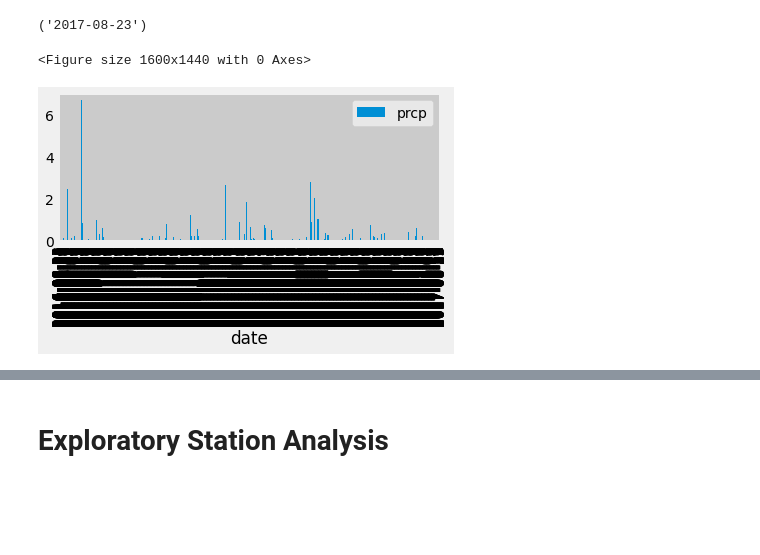
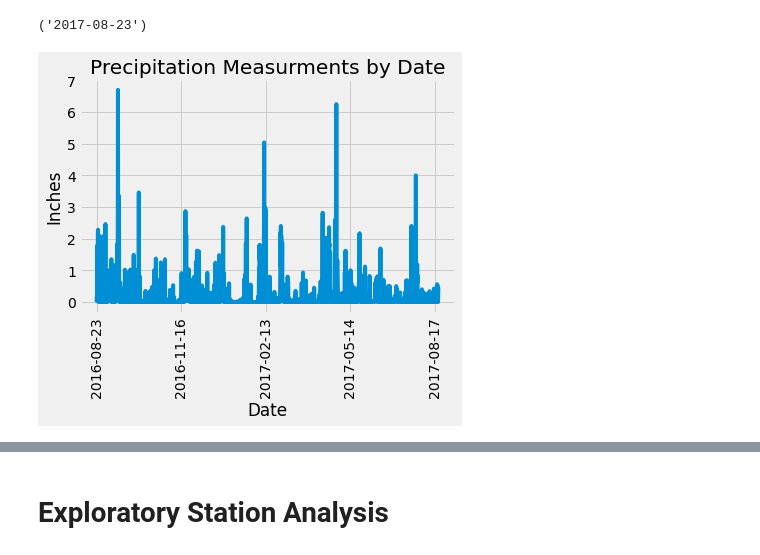
Before and after one commit to dfournie471/SQLAlchemy-Homework---Surfs-Up-, a Jupyter notebook: climate_starter.ipynb, the cells around one changed output, grey strips where cells are left out. Cells and saved outputs as stored; diff of their text form; code cells hidden in the pictures; blank space fills up the shorter version.

```diff
--- a/climate_starter.ipynb
+++ b/climate_starter.ipynb
@@ -70,36 +73,38 @@ recent_date
 # %%
 # Design a query to retrieve the last 12 months of precipitation data and plot the results.
 # Starting from the most recent data point in the database.
 # Calculate the date one year from the last date in data set.
 final_date=dt.date(2017,8,23)
 starting_date=final_date - dt.timedelta(days=365)
 
 
 # Perform a query to retrieve the data and precipitation scores
 
 sel=[Measurement.date, func.sum(Measurement.prcp)]
 prcp_data=session.query(Measurement.date,Measurement.prcp).\
-    filter(Measurement.date >= '2016-08-23').\
-    filter(Measurement.date <= '2017-08-23').\
+    filter(Measurement.date >= f'{starting_date}').\
+    filter(Measurement.date <= f'{final_date}').\
     filter(Measurement.prcp != 'None').\
     order_by(Measurement.date).all()
 
 
 #Save the query results as a Pandas DataFrame and set the index to the date column
 prcp_df=pd.DataFrame(prcp_data,columns=['date','prcp'])
 prcp_df.set_index('date',inplace=True)
 # Sort the dataframe by date
 prcp_df.sort_index(inplace=True)
-prcp_df
+
 
 
 # Use Pandas Plotting with Matplotlib to plot the data
-x_labels=['2016-08-23','2016-10-01','2016-11-09','2016-12-19','2017-01-28','2017-03-09','2017-04-18','2017-05-31','2017-07-10']
-plt.figure(num=None, figsize=(20,18), dpi=80, facecolor='w', edgecolor='r')
-ax=prcp_df.plot.bar(grid=True)
-
-plt.tight_layout()
+#create y_axis for yticks
+y_axis=np.arange(0,8)
+prcp_df.plot(rot=90,yticks=y_axis,legend=False)
+plt.xlabel('Date')
+plt.ylabel('Inches')
+plt.title('Precipitation Measurments by Date')
+#save fig to output data
+plt.savefig("output/Precipitation_Measurements.png")
 plt.show()
 # %% [output]
-<Figure size 1600x1440 with 0 Axes>
-[figure, old version]
+[figure, new version]
```
Also changed, not shown: parts of 8 cells of this notebook, 4 other files.
